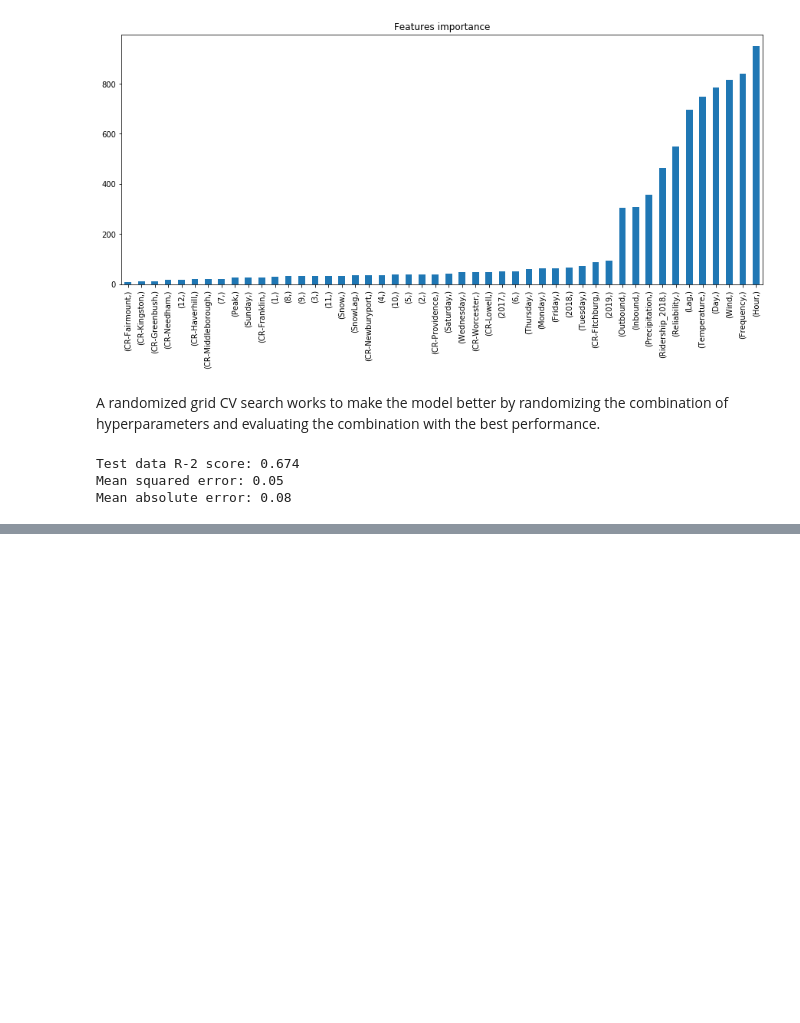
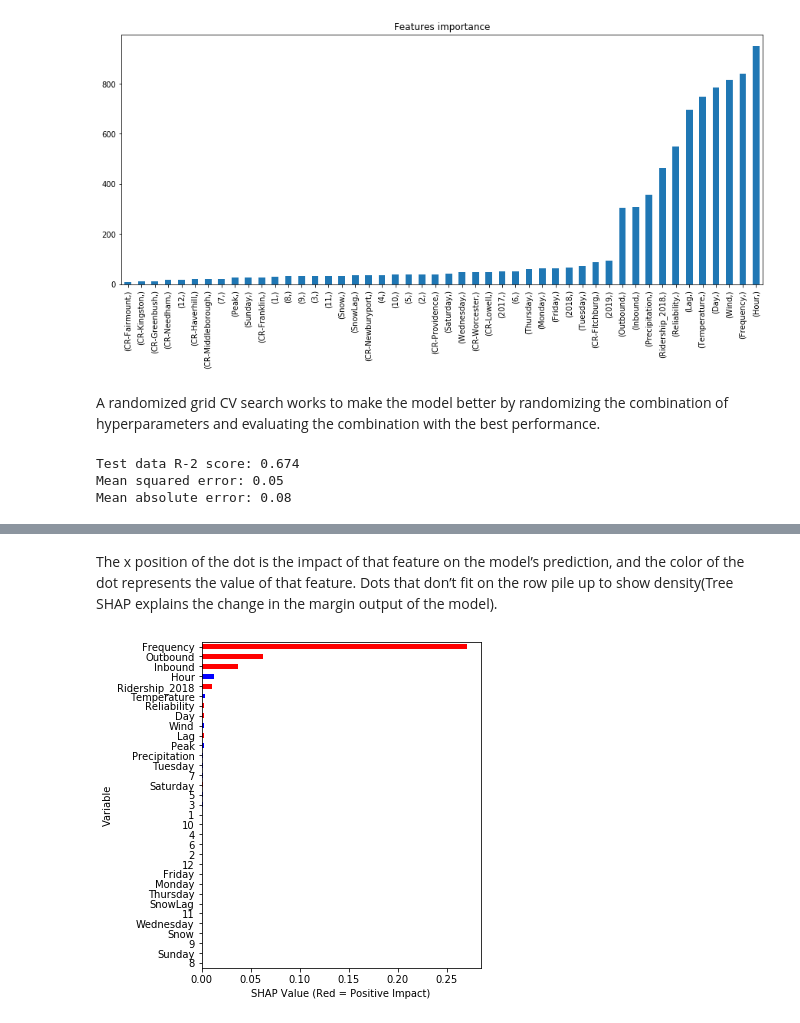
Before and after one commit to ritwikamukherjee/Insight_Project, a Jupyter notebook: MBTA commuter rail service interruption estimations.ipynb, the cells around one changed output, grey strips where cells are left out. Drawn from its saved outputs; the diff is of its cells as text; code cells hidden in the pictures; blank space fills up the shorter version.

```diff
--- a/MBTA commuter rail service interruption estimations.ipynb
+++ b/MBTA commuter rail service interruption estimations.ipynb
@@ -933,0 +934,35 @@ shap.summary_plot(shap_values, X_test, plot_type="bar")
+# %% [markdown]
+The x position of the dot is the impact of that feature on the model’s prediction, and the color of the dot represents the value of that feature. Dots that don’t fit on the row pile up to show density(Tree SHAP explains the change in the margin output of the model).
+# %%
+def ABS_SHAP(df_shap,df):
+    """To plot the feature importances with respect to colors to show directionality in the features"""
+    #import matplotlib as plt
+    # Make a copy of the input data
+    shap_v = pd.DataFrame(df_shap)
+    feature_list = df.columns
+    shap_v.columns = feature_list
+    df_v = df.copy().reset_index().drop('index',axis=1)
+
+    # Determine the correlation in order to plot with different colors
+    corr_list = list()
+    for i in feature_list:
+        b = np.corrcoef(shap_v[i],df_v[i])[1][0]
+        corr_list.append(b)
+    corr_df = pd.concat([pd.Series(feature_list),pd.Series(corr_list)],axis=1).fillna(0)
+    # Make a data frame. Column 1 is the feature, and Column 2 is the correlation coefficient
+    corr_df.columns  = ['Variable','Corr']
+    corr_df['Sign'] = np.where(corr_df['Corr']>0,'red','blue')
+
+    # Plot it
+    shap_abs = np.abs(shap_v)
+    k=pd.DataFrame(shap_abs.mean()).reset_index()
+    k.columns = ['Variable','SHAP_abs']
+    k2 = k.merge(corr_df,left_on = 'Variable',right_on='Variable',how='inner')
+    k2 = k2.sort_values(by='SHAP_abs',ascending = True)
+    colorlist = k2['Sign']
+    ax = k2.plot.barh(x='Variable',y='SHAP_abs',color = colorlist, figsize=(5,6),legend=False)
+    ax.set_xlabel("SHAP Value (Red = Positive Impact)")
+
+ABS_SHAP(shap_values,X_train)
+# %% [output]
+[figure, added]
```
Also changed, not shown: parts of 2 cells of this notebook.
